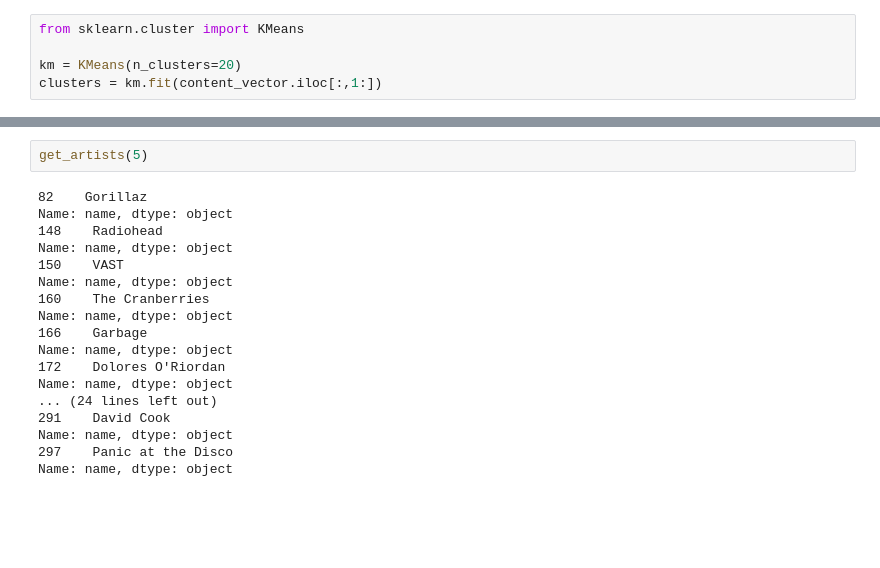
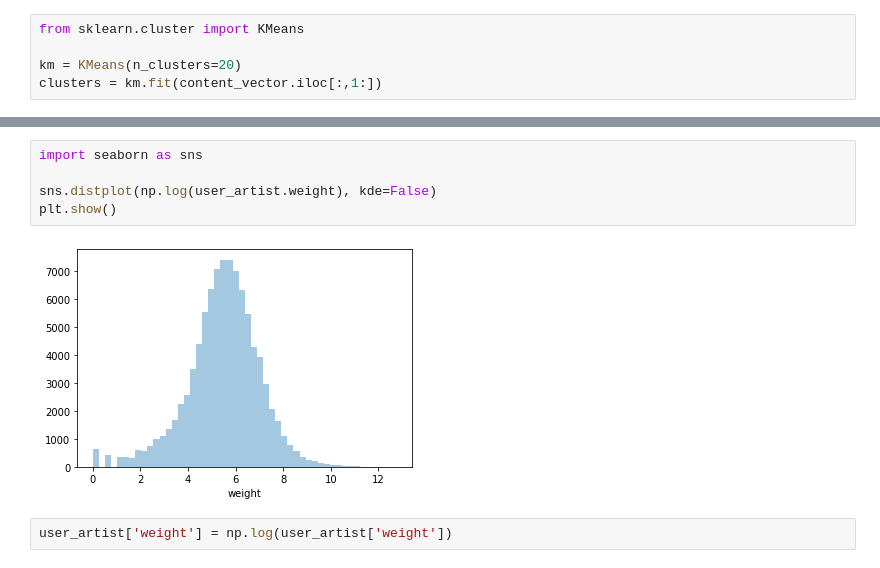
Before and after one commit to timcopelandoh/thinkful, a Jupyter notebook: Capstones and Projects/Capstone 4.ipynb, the cells around one changed output, grey strips where cells are left out. Drawn from its saved outputs; the diff is of its cells as text; blank space fills up the shorter version.

```diff
--- a/Capstones and Projects/Capstone 4.ipynb
+++ b/Capstones and Projects/Capstone 4.ipynb
@@ -353,20 +279,9 @@ Name: name, dtype: object
-# %%
-get_artists(5)
-# %% [output]
-82    Gorillaz
-Name: name, dtype: object
-148    Radiohead
-Name: name, dtype: object
-150    VAST
-Name: name, dtype: object
-160    The Cranberries
-Name: name, dtype: object
-166    Garbage
-Name: name, dtype: object
-172    Dolores O'Riordan
-Name: name, dtype: object
-... (24 lines left out)
-291    David Cook
-Name: name, dtype: object
-297    Panic at the Disco
-Name: name, dtype: object
+# %%
+import seaborn as sns
+
+sns.distplot(np.log(user_artist.weight), kde=False)
+plt.show()
+# %% [output]
+[figure, added]
+# %%
+user_artist['weight'] = np.log(user_artist['weight'])
```
Also changed, not shown: parts of 31 cells of this notebook, 2 other files.
